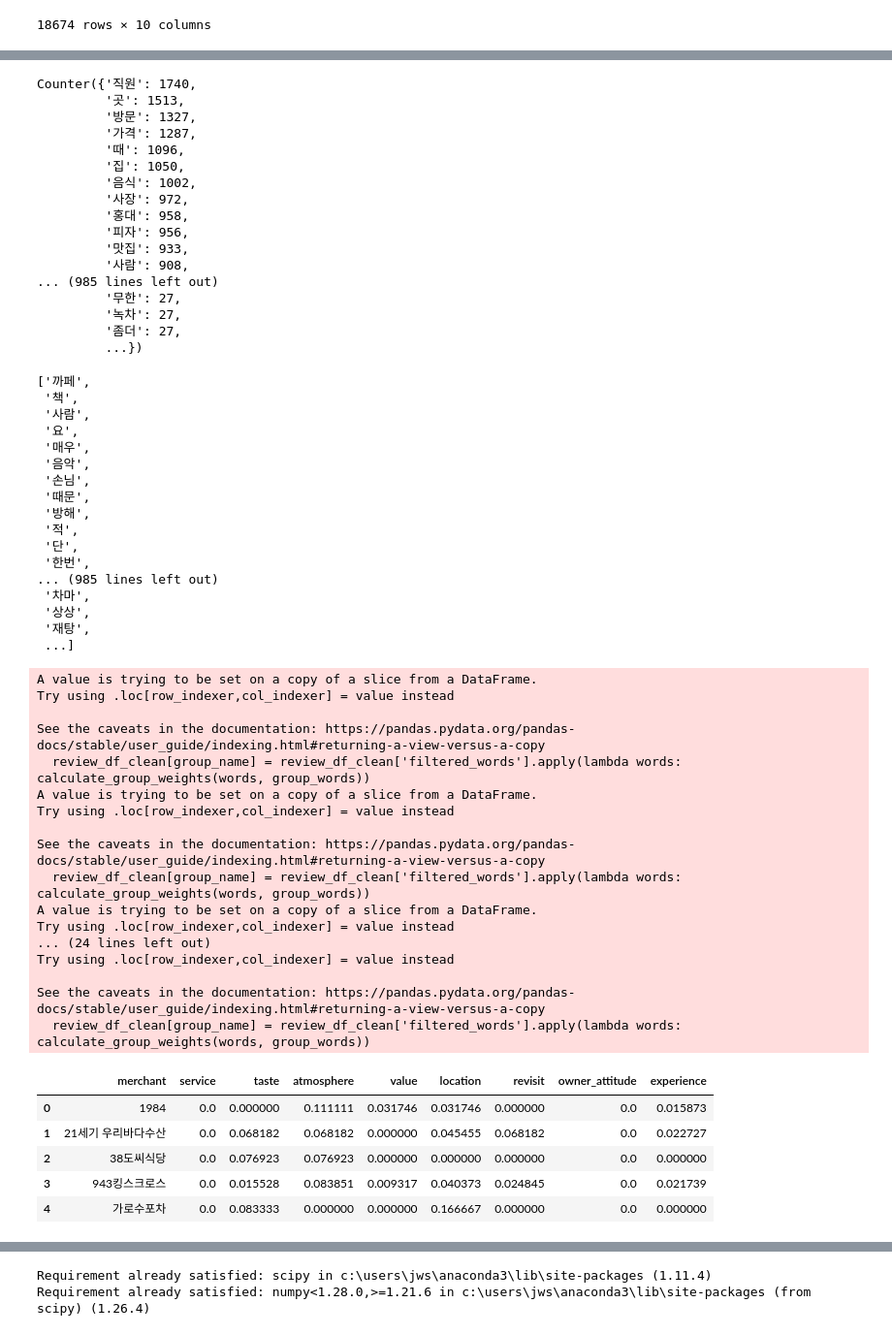
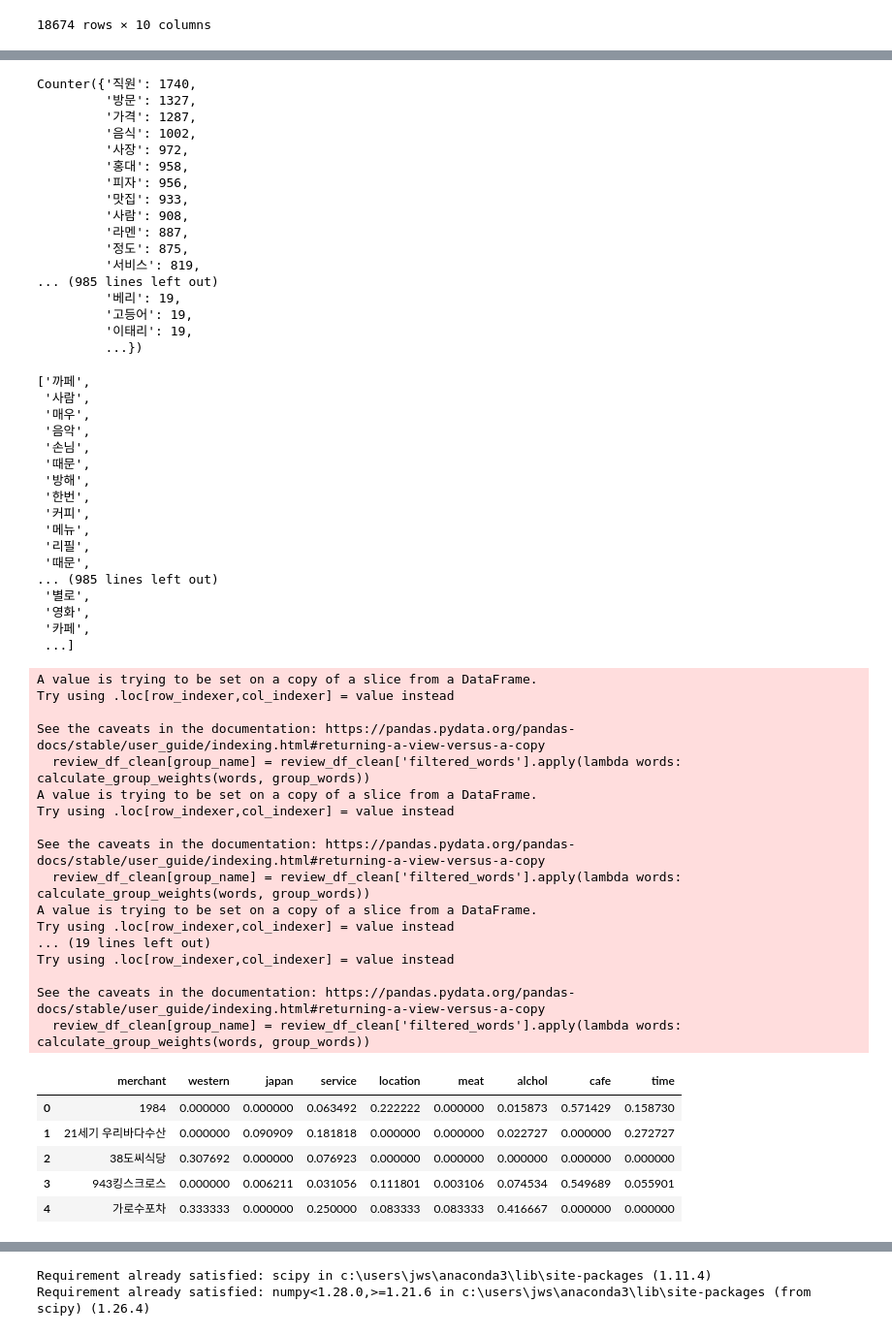
Before and after one commit to WoSIN98/Ubion_, a Jupyter notebook: quail/알고리즘/0426gpt.ipynb, the cells around one changed output, grey strips where cells are left out. Shown at 97% size. Drawn from its saved outputs; the diff is of its cells as text; code cells hidden in the pictures.

```diff
--- a/quail/알고리즘/0426gpt.ipynb
+++ b/quail/알고리즘/0426gpt.ipynb
@@ -190,6 +190,7 @@ def preprocess_text(text):
     text = re.sub("[^가-힣a-zA-Z ]", "", text)
     # Tokenize and filter out stopwords and extract nouns
     tokens = okt.nouns(text)  # Focusing on nouns for keyword extraction
+    tokens = [n for n in tokens if len(n) > 1]
     return tokens
 
 # Apply text processing to the reviews
@@ -311,54 +308,54 @@ See the caveats in the documentation: https://pandas.pydata.org/pandas-docs/stab
 filtered_word_counts
 # %% [output]
 Counter({'직원': 1740,
-         '곳': 1513,
          '방문': 1327,
          '가격': 1287,
-         '때': 1096,
-         '집': 1050,
          '음식': 1002,
          '사장': 972,
          '홍대': 958,
          '피자': 956,
          '맛집': 933,
          '사람': 908,
+         '라멘': 887,
+         '정도': 875,
+         '서비스': 819,
 ... (985 lines left out)
-         '무한': 27,
-         '녹차': 27,
-         '좀더': 27,
+         '베리': 19,
+         '고등어': 19,
+         '이태리': 19,
          ...})
 # %%
 filtered_words
 # %% [output]
 ['까페',
- '책',
  '사람',
- '요',
  '매우',
  '음악',
  '손님',
  '때문',
  '방해',
- '적',
- '단',
  '한번',
+ '커피',
+ '메뉴',
+ '리필',
+ '때문',
 ... (985 lines left out)
- '차마',
- '상상',
- '재탕',
+ '별로',
+ '영화',
+ '카페',
  ...]
 # %%
 ## 가중치 계산
 # Create a dictionary of synonym groups
 synonym_groups = {
-    "service": ["좋은", "친절하시고", "좋았어요"],
-    "taste": ["맛있는", "맛집", "맛있습니다"],
-    "atmosphere": ["분위기도", "곳"],
-    "value": ["조금", "넘"],
-    "location": ["홍대"],
-    "revisit": ["다시"],
-    "owner_attitude": ["사장님"],
-    "experience": ["처음"]
+    "western": ["양식","피자","파스타","버거","샐러드","스테이크","화덕","시카고피자","레스토랑","피클"],
+    "japan": ["일식","라멘","우동","튀김","초밥","츠케멘","소바","차슈","카츠","회"],
+    "service": ["서비스","친절","퀄리티","위생","설명","상태","관리","청결","정성","합리"],
+    "location": ["스타일","컨셉","인스타","특색","감성","뷰","테라스","테마","야외","예술"],
+    "meat": ["고기","곱창","돼지","닭갈비","등심","갈비","대창","삼겹살","육즙","양고기"],
+    "alchol": ["술","국물","안주","맥주","술집","막걸리","소주","한잔","생맥주", "칵테일"],
+    "cafe": ["카페","딸기","케이크","음료","빵","디저트","라떼","빙수","케익","생크림"],
+    "time": ["시간","근처","거리","동네","예약","대기","웨이팅","주변","멀리","가까"]
 }
 
 # Function to calculate the frequency of group words in each review's word list
@@ -367,37 +364,37 @@ def calculate_group_weights(words, group_words):
 
 # Apply the function for each group
 for group_name, group_words in synonym_groups.items():
     review_df_clean[group_name] = review_df_clean['filtered_words'].apply(lambda words: calculate_group_weights(words, group_words))
 
 # Aggregate these group weights by merchant
 grouped_weights = review_df_clean.groupby('merchant')[list(synonym_groups.keys())].sum()
 
 # Normalize the weights by the number of reviews for each restaurant
 normalized_weights = grouped_weights.div(review_df_clean.groupby('merchant').size(), axis=0)
 
 # Display the processed weights for each restaurant
 normalized_weights.reset_index().head()
 # %% [output]
 A value is trying to be set on a copy of a slice from a DataFrame.
 Try using .loc[row_indexer,col_indexer] = value instead
 
 See the caveats in the documentation: https://pandas.pydata.org/pandas-docs/stable/user_guide/indexing.html#returning-a-view-versus-a-copy
   review_df_clean[group_name] = review_df_clean['filtered_words'].apply(lambda words: calculate_group_weights(words, group_words))
 A value is trying to be set on a copy of a slice from a DataFrame.
 Try using .loc[row_indexer,col_indexer] = value instead
 
 See the caveats in the documentation: https://pandas.pydata.org/pandas-docs/stable/user_guide/indexing.html#returning-a-view-versus-a-copy
   review_df_clean[group_name] = review_df_clean['filtered_words'].apply(lambda words: calculate_group_weights(words, group_words))
 A value is trying to be set on a copy of a slice from a DataFrame.
 Try using .loc[row_indexer,col_indexer] = value instead
-... (24 lines left out)
+... (19 lines left out)
 Try using .loc[row_indexer,col_indexer] = value instead
 
 See the caveats in the documentation: https://pandas.pydata.org/pandas-docs/stable/user_guide/indexing.html#returning-a-view-versus-a-copy
   review_df_clean[group_name] = review_df_clean['filtered_words'].apply(lambda words: calculate_group_weights(words, group_words))
-|  | merchant | service | taste | atmosphere | value | location | revisit | owner_attitude | experience |
-| 0 | 1984 | 0.0 | 0.000000 | 0.111111 | 0.031746 | 0.031746 | 0.000000 | 0.0 | 0.015873 |
-| 1 | 21세기 우리바다수산 | 0.0 | 0.068182 | 0.068182 | 0.000000 | 0.045455 | 0.068182 | 0.0 | 0.022727 |
-| 2 | 38도씨식당 | 0.0 | 0.076923 | 0.076923 | 0.000000 | 0.000000 | 0.000000 | 0.0 | 0.000000 |
-| 3 | 943킹스크로스 | 0.0 | 0.015528 | 0.083851 | 0.009317 | 0.040373 | 0.024845 | 0.0 | 0.021739 |
-| 4 | 가로수포차 | 0.0 | 0.083333 | 0.000000 | 0.000000 | 0.166667 | 0.000000 | 0.0 | 0.000000 |
+|  | merchant | western | japan | service | location | meat | alchol | cafe | time |
+| 0 | 1984 | 0.000000 | 0.000000 | 0.063492 | 0.222222 | 0.000000 | 0.015873 | 0.571429 | 0.158730 |
+| 1 | 21세기 우리바다수산 | 0.000000 | 0.090909 | 0.181818 | 0.000000 | 0.000000 | 0.022727 | 0.000000 | 0.272727 |
+| 2 | 38도씨식당 | 0.307692 | 0.000000 | 0.076923 | 0.000000 | 0.000000 | 0.000000 | 0.000000 | 0.000000 |
+| 3 | 943킹스크로스 | 0.000000 | 0.006211 | 0.031056 | 0.111801 | 0.003106 | 0.074534 | 0.549689 | 0.055901 |
+| 4 | 가로수포차 | 0.333333 | 0.000000 | 0.250000 | 0.083333 | 0.083333 | 0.416667 | 0.000000 | 0.000000 |
```
Also changed, not shown: parts of 17 cells of this notebook, 10 other files.
